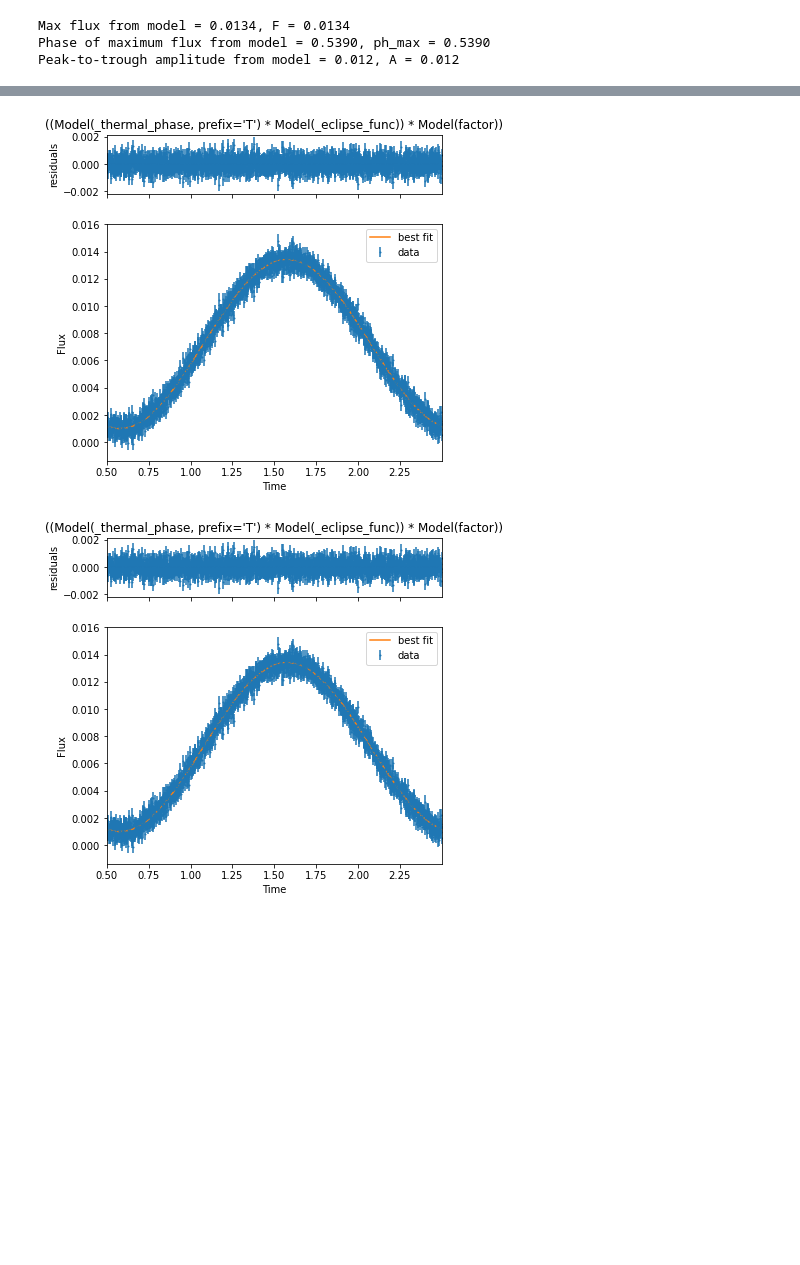
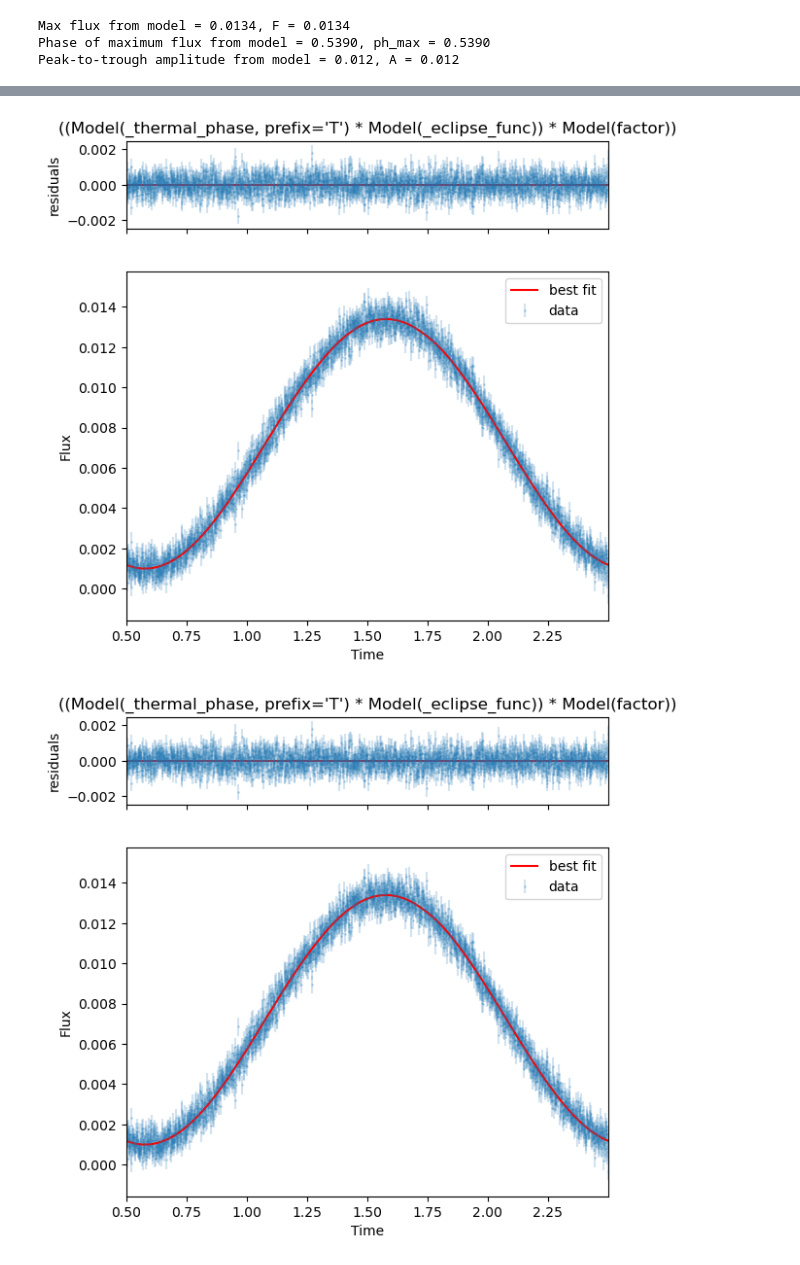
Before and after one commit to pmaxted/pycheops, a Jupyter notebook: pycheops/examples/Notebooks/TestThermalPhaseModel.ipynb, the cells around one changed output, grey strips where cells are left out. Saved outputs shown, nothing was run; the diff lists cells and outputs as text; code cells hidden in the pictures; blank space fills up the shorter version.

```diff
--- a/pycheops/examples/Notebooks/TestThermalPhaseModel.ipynb
+++ b/pycheops/examples/Notebooks/TestThermalPhaseModel.ipynb
@@ -44,12 +45,11 @@ pars
 t = np.arange(T_0,T_0 + P, 0.001)
 yerr = np.full_like(t, 450e-6)
 flux_true = m.eval(params=pars, t=t)
-flux = flux_true + normal(0.0, yerr, size=len(t))
-fig,ax=subplots()
+flux = flux_true + np.random.normal(0.0, yerr, size=len(t))
+fig,ax=plt.subplots()
 ax.scatter(t, flux,s=4)
-ax.plot(t, flux_true,'c')
+ax.plot(t, flux_true,'r')
 ax.set_xlabel('Time')
 ax.set_ylabel('Flux')
-ax.set_xlim(min(t),max(t))
-#ax.set_ylim(0,1.5*pars['_F'].value)
+ax.set_xlim(min(t),max(t));
 # %% [output]
@@ -89,6 +88,9 @@ report_fit(result)
 # %%
-result.plot(xlabel='Time',ylabel='Flux',data_kws={'ms':1},ax_fit_kws={'xlim':[min(t),max(t)]})
+result.plot(xlabel='Time',ylabel='Flux',
+            data_kws={'ms':1,'alpha':0.2},
+            fit_kws={'c':'r'},
+            ax_fit_kws={'xlim':[min(t),max(t)]})
 # %% [output]
-[figure, old version]
+[figure, new version]
-[figure, old version]
+[figure, new version]
 # %% [markdown]
```
Also changed, not shown: parts of 6 cells of this notebook, 8 other files.
